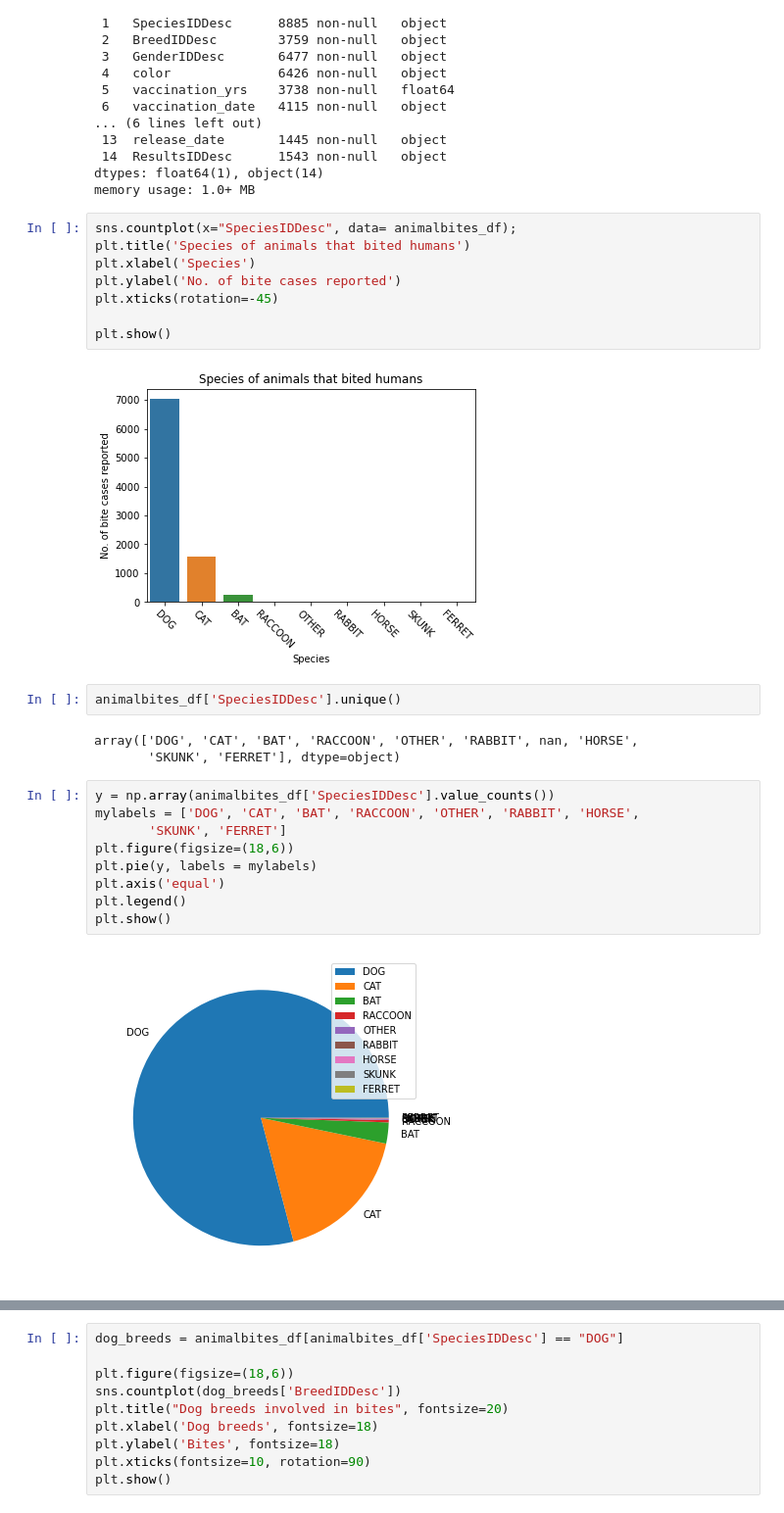
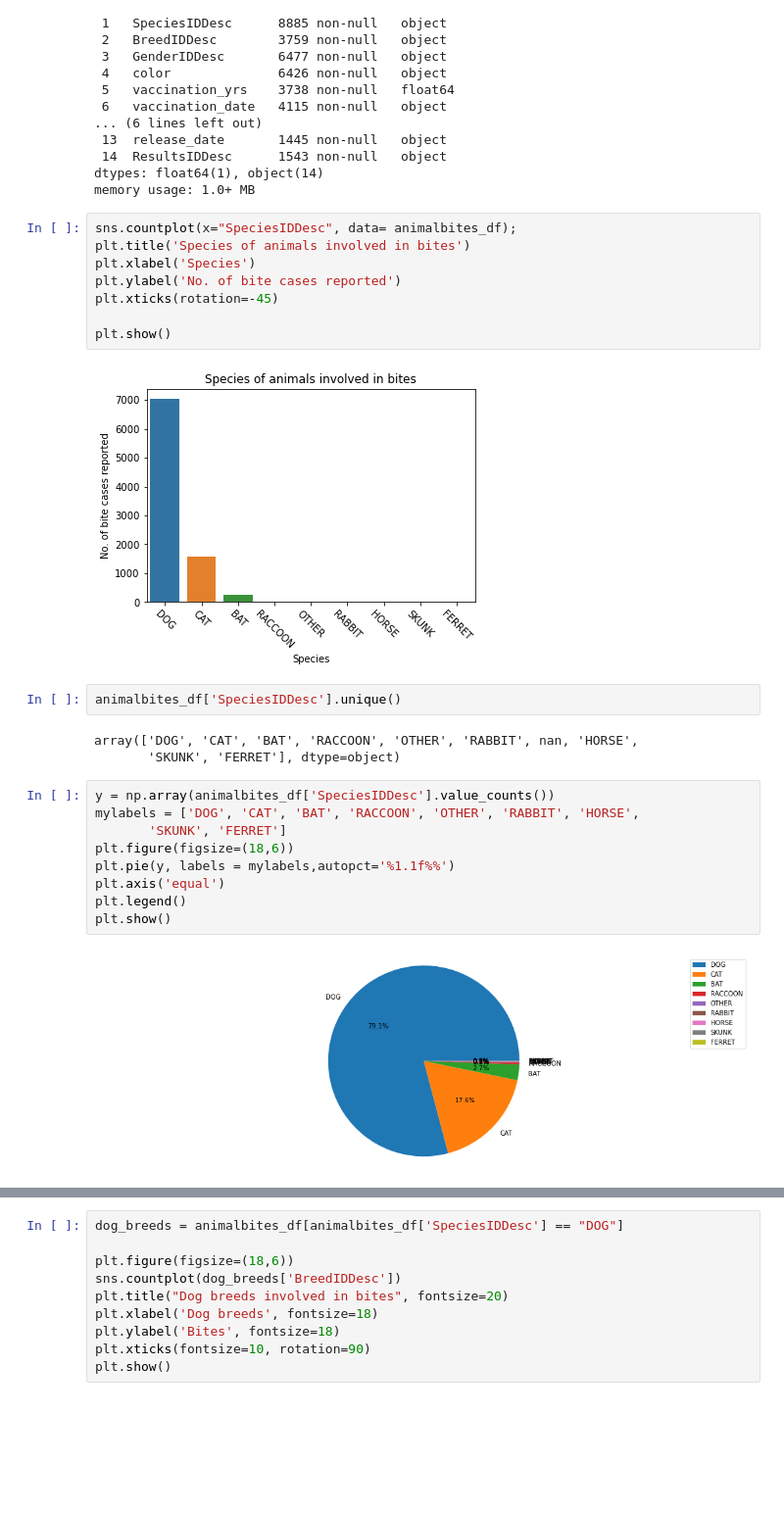
Before and after one commit to linah73/Springboard, a Jupyter notebook: Animal_bites.ipynb, the cells around one changed output, grey strips where cells are left out. Shown at 98% size. Drawn from its saved outputs; the diff is of its cells as text; blank space fills up the shorter version.

```diff
--- a/Animal_bites.ipynb
+++ b/Animal_bites.ipynb
@@ -46,14 +50,14 @@ dtypes: float64(1), object(14)
 memory usage: 1.0+ MB
 # %%
 sns.countplot(x="SpeciesIDDesc", data= animalbites_df);
-plt.title('Species of animals that bited humans')
+plt.title('Species of animals involved in bites')
 plt.xlabel('Species')
 plt.ylabel('No. of bite cases reported')
 plt.xticks(rotation=-45)
 
 plt.show()
 # %% [output]
-[figure, old version]
+[figure, new version]
 # %%
 animalbites_df['SpeciesIDDesc'].unique()
 # %% [output]
@@ -62,11 +66,11 @@ array(['DOG', 'CAT', 'BAT', 'RACCOON', 'OTHER', 'RABBIT', nan, 'HORSE',
 # %%
 y = np.array(animalbites_df['SpeciesIDDesc'].value_counts())
 mylabels = ['DOG', 'CAT', 'BAT', 'RACCOON', 'OTHER', 'RABBIT', 'HORSE',
        'SKUNK', 'FERRET']
 plt.figure(figsize=(18,6))
-plt.pie(y, labels = mylabels)
+plt.pie(y, labels = mylabels,autopct='%1.1f%%')
 plt.axis('equal')
 plt.legend()
 plt.show()
 # %% [output]
-[figure, old version]
+[figure, new version]
```
Also changed, not shown: parts of 16 cells of this notebook.
